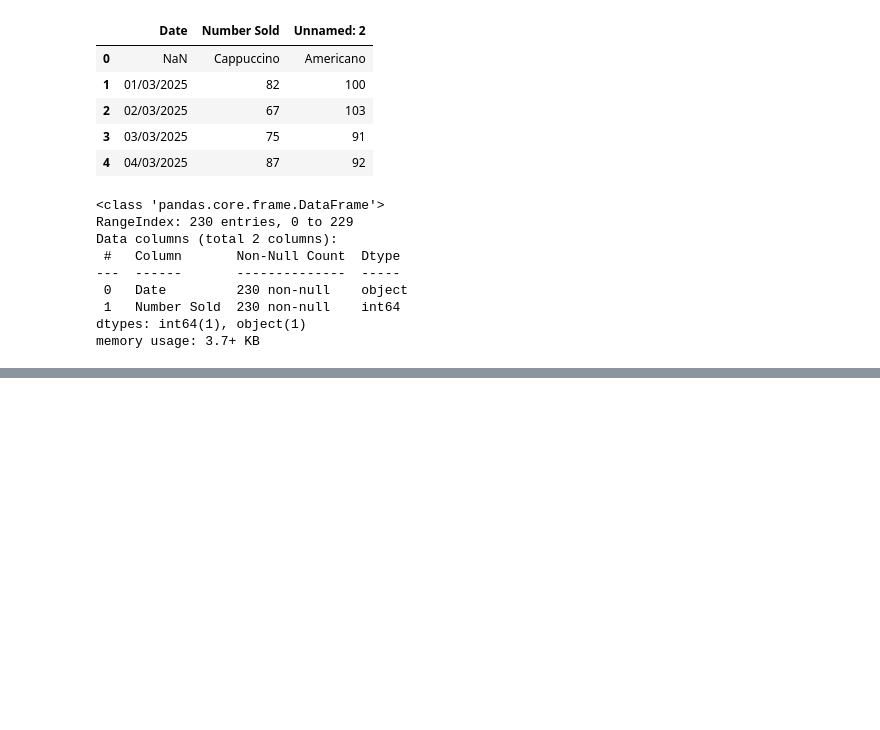
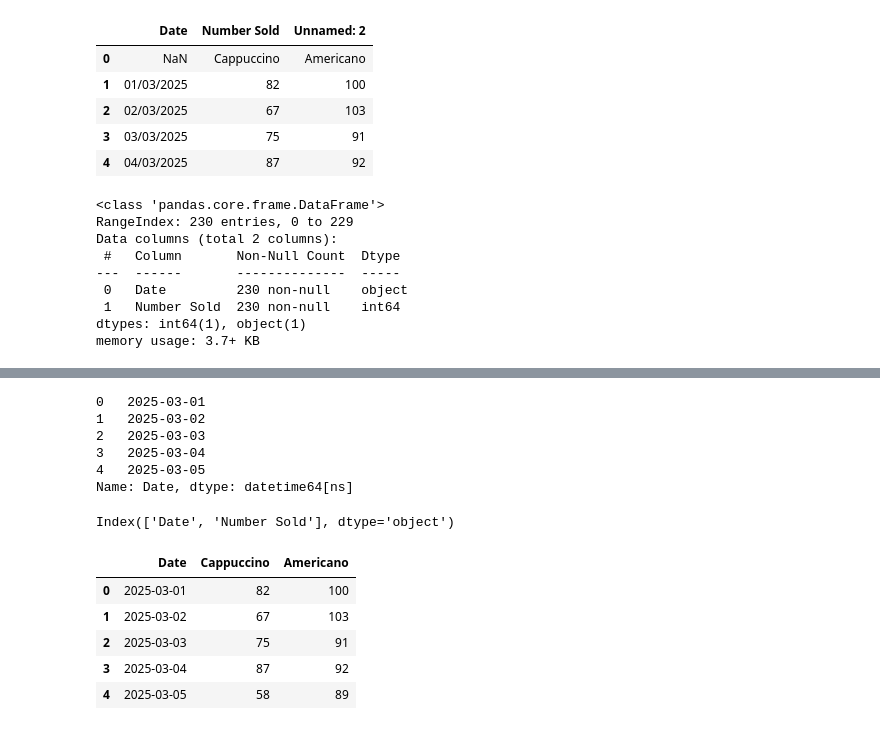
Before and after one commit to ufigiabhi/SYSDEV-Groupproject, a Jupyter notebook: ml/notebooks/01_data_loading_and_cleaning.ipynb, the cells around one changed output, grey strips where cells are left out. Drawn from its saved outputs; the diff is of its cells as text; code cells hidden in the pictures; blank space fills up the shorter version.

```diff
--- a/ml/notebooks/01_data_loading_and_cleaning.ipynb
+++ b/ml/notebooks/01_data_loading_and_cleaning.ipynb
@@ -45,0 +90,9 @@ memory usage: 3.7+ KB
+# %%
+croissant_df['Date'].head()
+# %% [output]
+0   2025-03-01
+1   2025-03-02
+2   2025-03-03
+3   2025-03-04
+4   2025-03-05
+Name: Date, dtype: datetime64[ns]
@@ -45,0 +102,4 @@ memory usage: 3.7+ KB
+# %%
+croissant_df.columns
+# %% [output]
+Index(['Date', 'Number Sold'], dtype='object')
@@ -45,0 +126,9 @@ memory usage: 3.7+ KB
+# %%
+coffee_df.head()
+# %% [output]
+|  | Date | Cappuccino | Americano |
+| 0 | 2025-03-01 | 82 | 100 |
+| 1 | 2025-03-02 | 67 | 103 |
+| 2 | 2025-03-03 | 75 | 91 |
+| 3 | 2025-03-04 | 87 | 92 |
+| 4 | 2025-03-05 | 58 | 89 |
```
Also changed, not shown: parts of 19 cells of this notebook.
